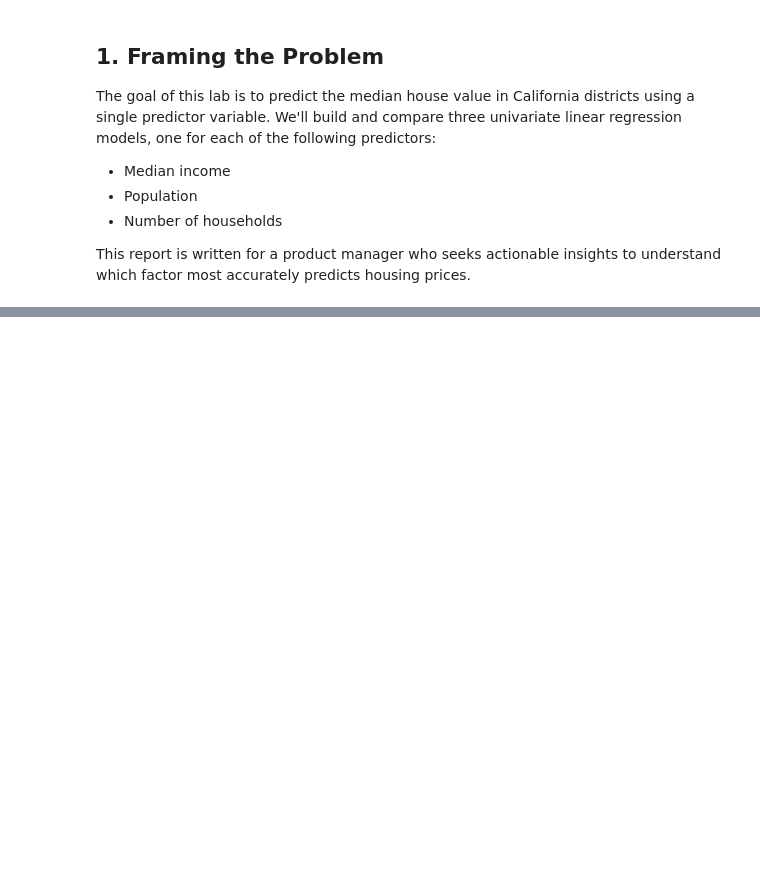
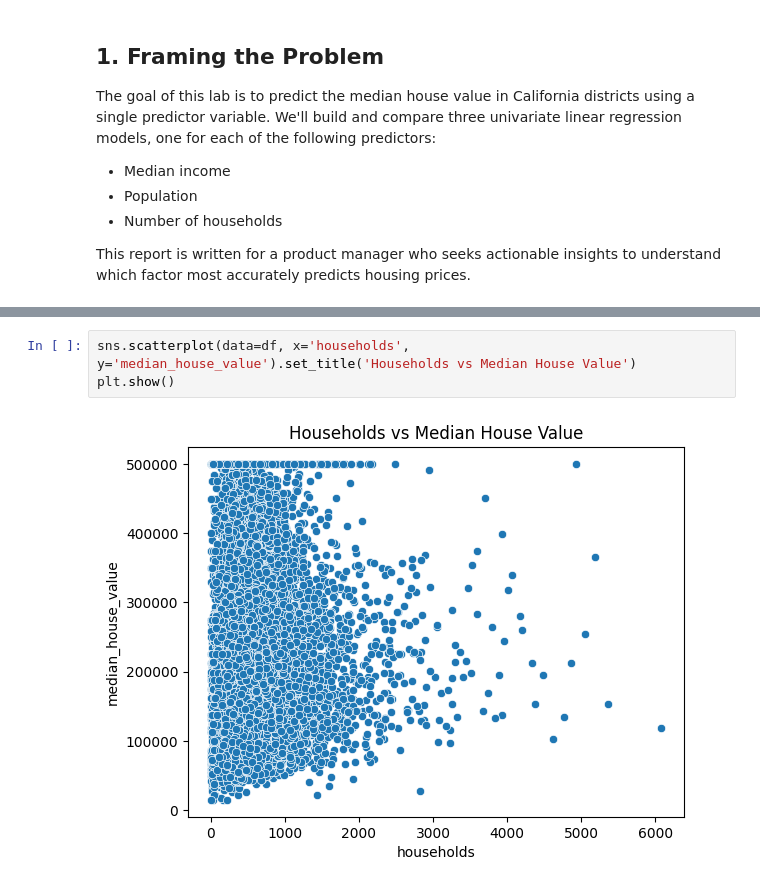
Before and after one commit to preetpalai/ProblemLab1_CSCN8010, a Jupyter notebook: Untitled-1.ipynb, the cells around one changed output, grey strips where cells are left out. Drawn from its saved outputs; the diff is of its cells as text; blank space fills up the shorter version.

```diff
--- a/Untitled-1.ipynb
+++ b/Untitled-1.ipynb
@@ -28,0 +65,5 @@ df.head()
+# %%
+sns.scatterplot(data=df, x='households', y='median_house_value').set_title('Households vs Median House Value')
+plt.show()
+# %% [output]
+[figure, added]
```
Also changed, not shown: parts of 9 cells of this notebook.
